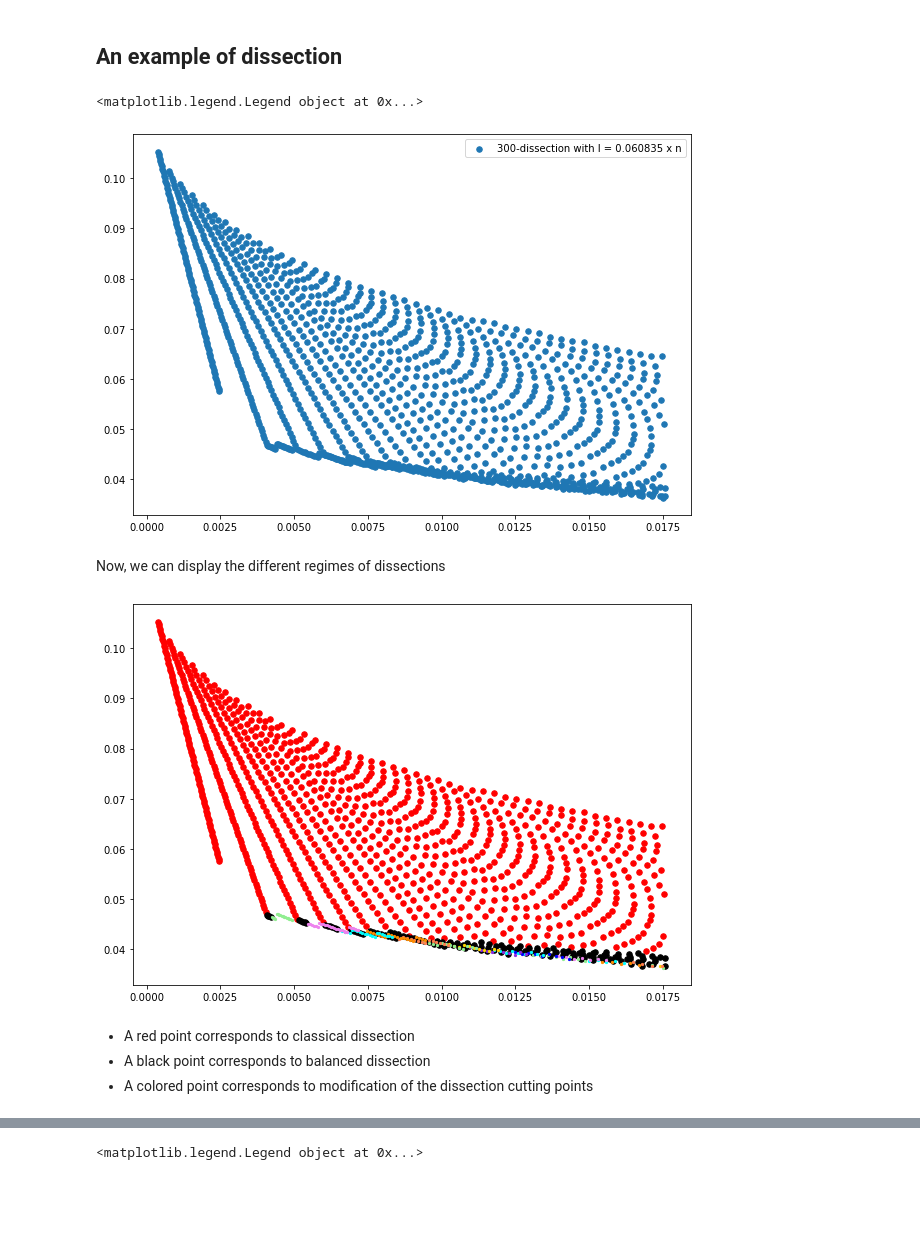
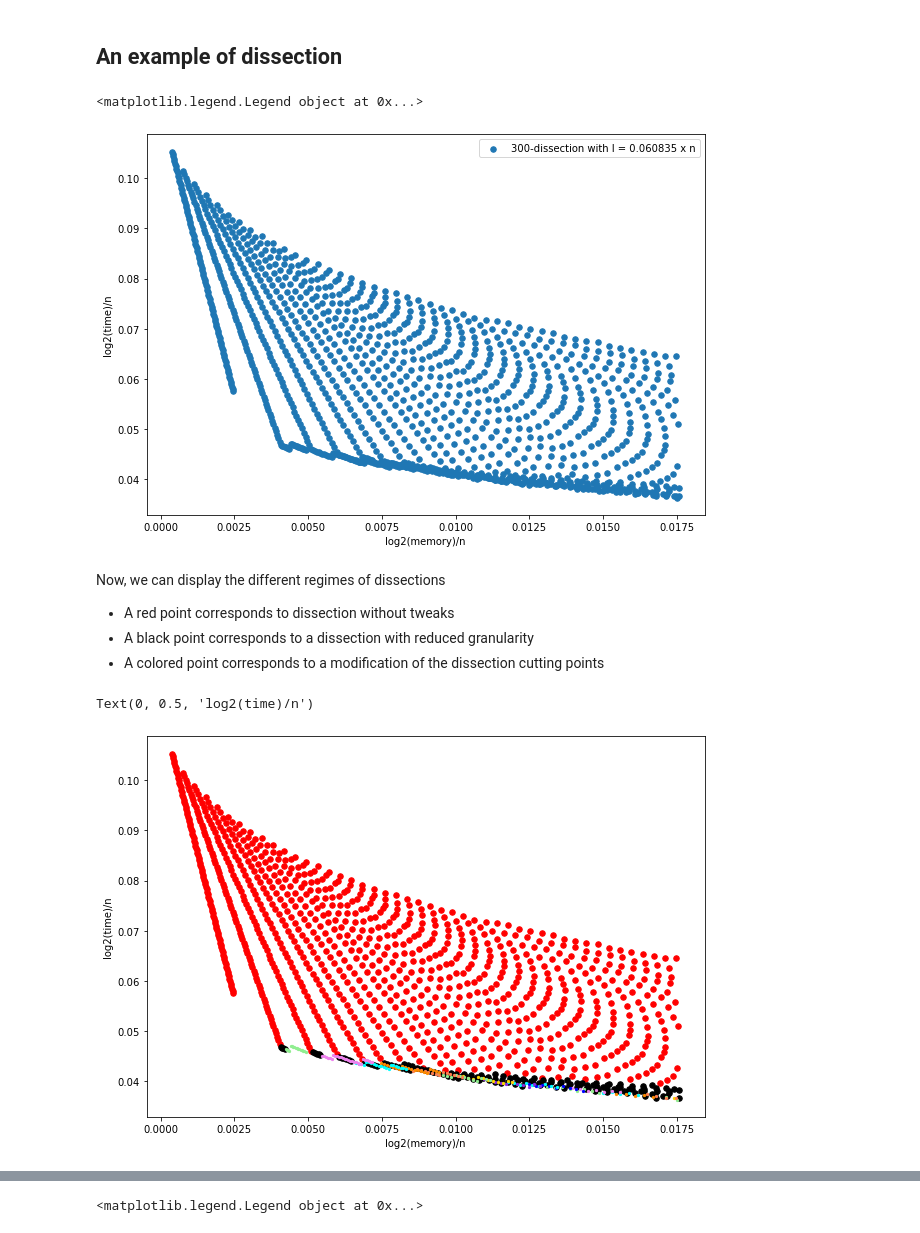
Before and after one commit to charlotte-lefevre/TM_tradeoffs_SDP, a Jupyter notebook: Cost_eval/Examples/DissectionPlot.ipynb, the cells around one changed output, grey strips where cells are left out. Saved outputs shown, nothing was run; the diff lists cells and outputs as text; code cells hidden in the pictures; blank space fills up the shorter version.

```diff
--- a/Cost_eval/Examples/DissectionPlot.ipynb
+++ b/Cost_eval/Examples/DissectionPlot.ipynb
@@ -21,29 +21,34 @@ Re = 0.060835
 
 M,T, colors = dissection(r, R, Re,W, nbMem=100)
 plt.scatter(M,T, s=30, marker = 'o', label = str(r)+"-dissection with l = " + str(round(Re,6)) + " x n")
-
+plt.xlabel("log2(memory)/n")
+plt.ylabel("log2(time)/n")
 plt.legend()
 # %% [output]
 <matplotlib.legend.Legend object at 0x...>
-[figure, old version]
+[figure, new version]
 # %% [markdown]
 Now, we can display the different regimes of dissections
+
+* A red point corresponds to dissection without tweaks
+* A black point corresponds to a dissection with reduced granularity
+* A colored point corresponds to a modification of the dissection cutting points
 # %%
 plt.figure(figsize = (10,7))
 
 r = 300
 Re = 0.060835
 
 M,T, colors = dissection(r, R, Re,W, nbMem=100)
 for i in range(0,len(M)):
     if colors[i] == "black" or colors[i] == "red":
         plt.scatter(M[i],T[i], s=30, marker = 'o',c=colors[i])
     else:
         plt.scatter(M[i],T[i], s=5, marker = 'o',c=colors[i])
+
+plt.xlabel("log2(memory)/n")
+plt.ylabel("log2(time)/n")
 # %% [output]
+Text(0, 0.5, 'log2(time)/n')
-[figure, old version]
+[figure, new version]
-# %% [markdown]
-* A red point corresponds to classical dissection
-* A black point corresponds to balanced dissection
-* A colored point corresponds to modification of the dissection cutting points
 # %% [markdown]
```
Also changed, not shown: parts of 4 cells of this notebook, 4 other files.
